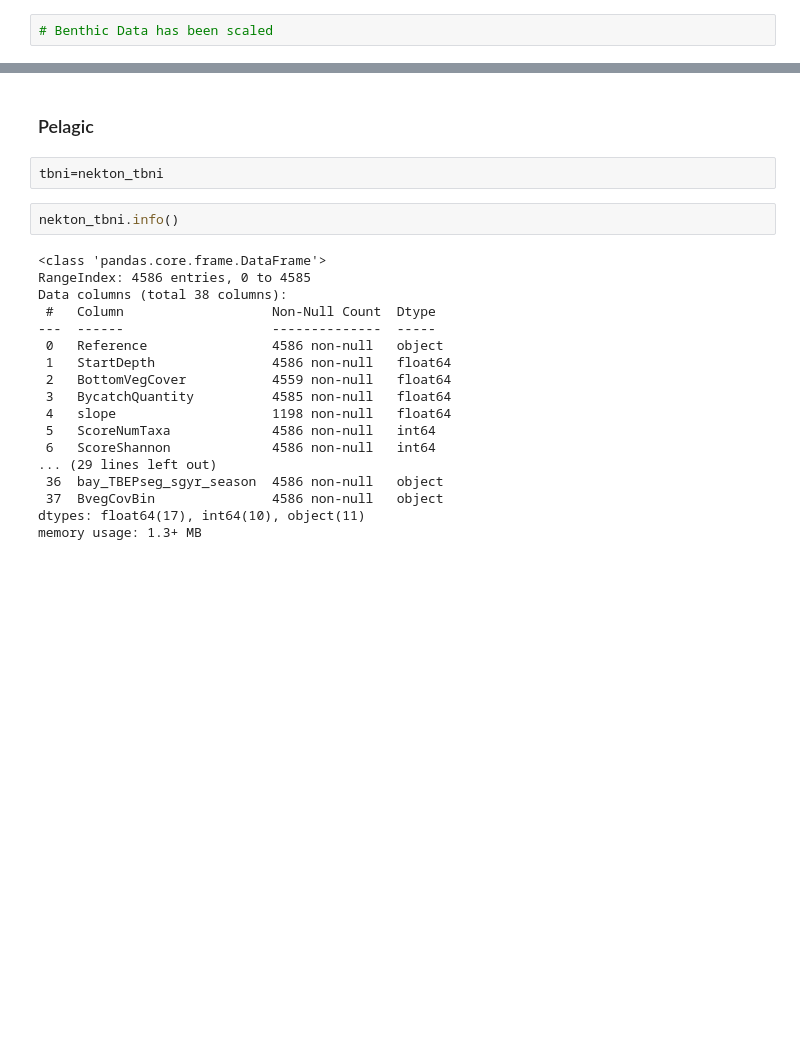
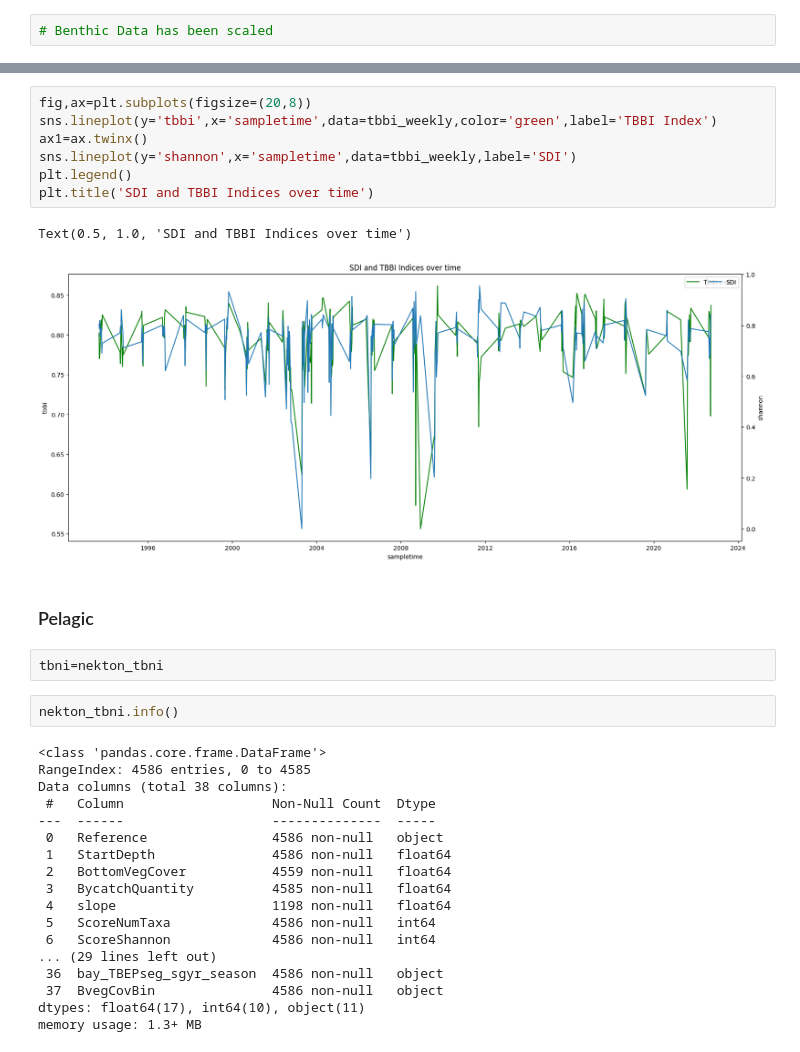
Before and after one commit to aiaxmaior/Tampa_Apollo_AnthropogenicIndex, a Jupyter notebook: notebooks/Final_A.P.Index_RNN_FINAL.ipynb, the cells around one changed output, grey strips where cells are left out. Saved outputs shown, nothing was run; the diff lists cells and outputs as text; blank space fills up the shorter version.

```diff
--- a/notebooks/Final_A.P.Index_RNN_FINAL.ipynb
+++ b/notebooks/Final_A.P.Index_RNN_FINAL.ipynb
@@ -1288,3 +1415,13 @@ print(tbbi_weekly)
+# %%
+fig,ax=plt.subplots(figsize=(20,8))
+sns.lineplot(y='tbbi',x='sampletime',data=tbbi_weekly,color='green',label='TBBI Index')
+ax1=ax.twinx()
+sns.lineplot(y='shannon',x='sampletime',data=tbbi_weekly,label='SDI')
+plt.legend()
+plt.title('SDI and TBBI Indices over time')
+# %% [output]
+Text(0.5, 1.0, 'SDI and TBBI Indices over time')
+[figure, added]
 # %% [markdown]
 ### Pelagic
 # %%
```
Also changed, not shown: parts of 30 cells of this notebook, 5 other files.
